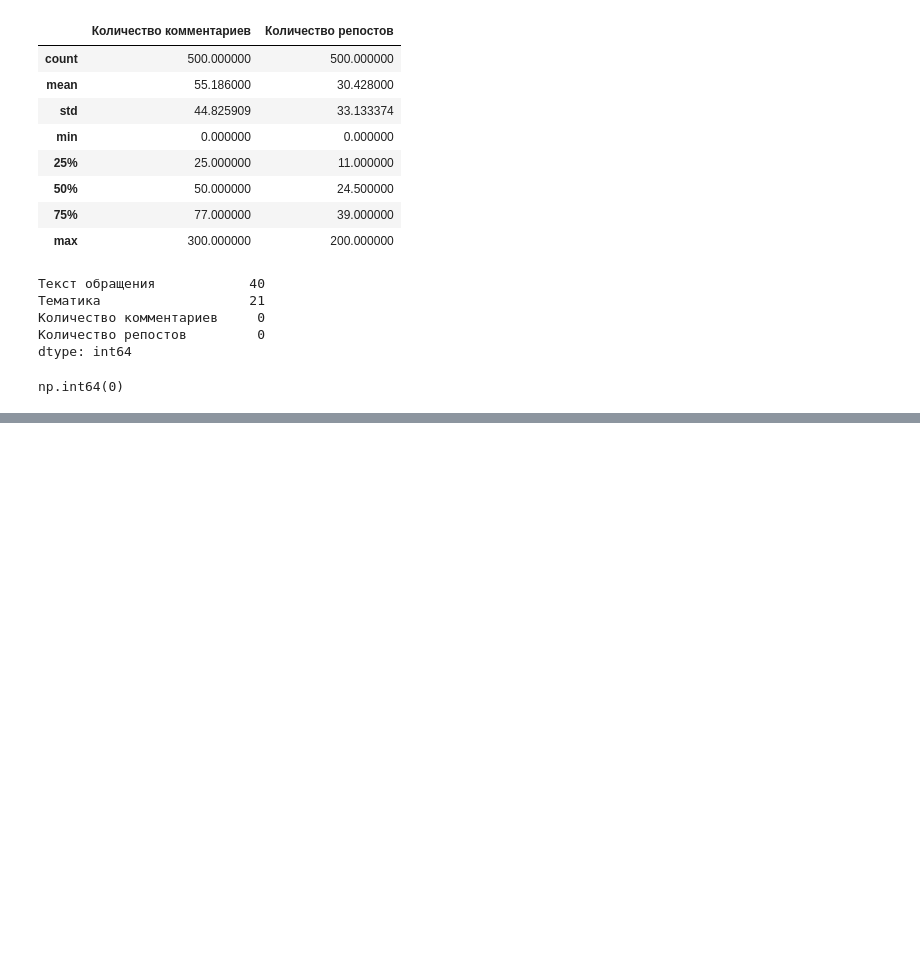
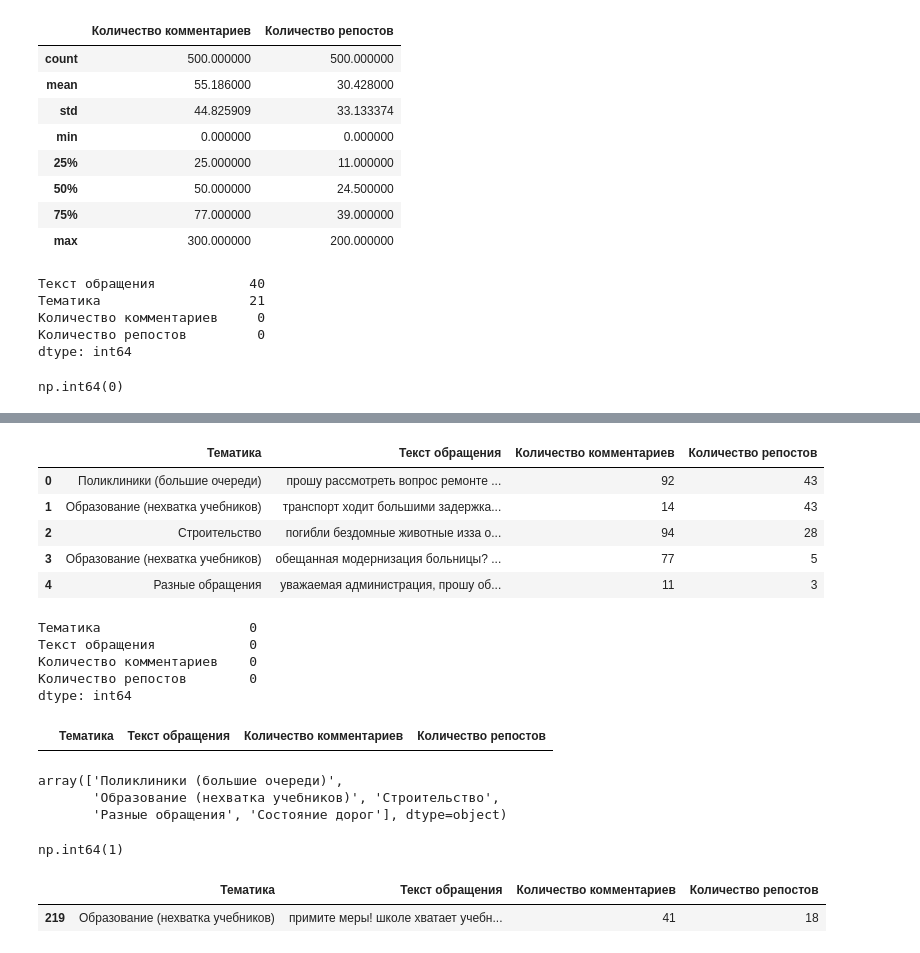
Before and after one commit to 4kture/DataScience, a Jupyter notebook: notebooks/module_C.ipynb, the cells around one changed output, grey strips where cells are left out. Drawn from its saved outputs; the diff is of its cells as text; code cells hidden in the pictures; blank space fills up the shorter version.

```diff
--- a/notebooks/module_C.ipynb
+++ b/notebooks/module_C.ipynb
@@ -115,0 +161,46 @@ df
+# %%
+cluster_names = {
+    0: "Строительство",
+    1: "Образование (нехватка учебников)",
+    2: "Состояние дорог",
+    3: "Поликлиники (большие очереди)",
+    4: "Разные обращения"
+}
+
+df["Тематика"] = df["Кластер"].map(cluster_names)
+df.drop(columns=["Кластер"], inplace=True)
+df.head()
+# %% [output]
+|  | Тематика | Текст обращения | Количество комментариев | Количество репостов |
+| 0 | Поликлиники (большие очереди) | прошу рассмотреть вопрос ремонте ... | 92 | 43 |
+| 1 | Образование (нехватка учебников) | транспорт ходит большими задержка... | 14 | 43 |
+| 2 | Строительство | погибли бездомные животные изза о... | 94 | 28 |
+| 3 | Образование (нехватка учебников) | обещанная модернизация больницы? ... | 77 | 5 |
+| 4 | Разные обращения | уважаемая администрация, прошу об... | 11 | 3 |
+# %%
+df.isna().sum()
+# %% [output]
+Тематика                   0
+Текст обращения            0
+Количество комментариев    0
+Количество репостов        0
+dtype: int64
+# %%
+df[df["Тематика"] == ""]
+# %% [output]
+|  | Тематика | Текст обращения | Количество комментариев | Количество репостов |
+# %%
+df["Тематика"].unique()
+# %% [output]
+array(['Поликлиники (большие очереди)',
+       'Образование (нехватка учебников)', 'Строительство',
+       'Разные обращения', 'Состояние дорог'], dtype=object)
+# %%
+df.duplicated().sum()
+# %% [output]
+np.int64(1)
+# %%
+df[df.duplicated()]
+# %% [output]
+|  | Тематика | Текст обращения | Количество комментариев | Количество репостов |
+| 219 | Образование (нехватка учебников) | примите меры! школе хватает учебн... | 41 | 18 |
```
Also changed, not shown: parts of 7 cells of this notebook, 3 other files.
